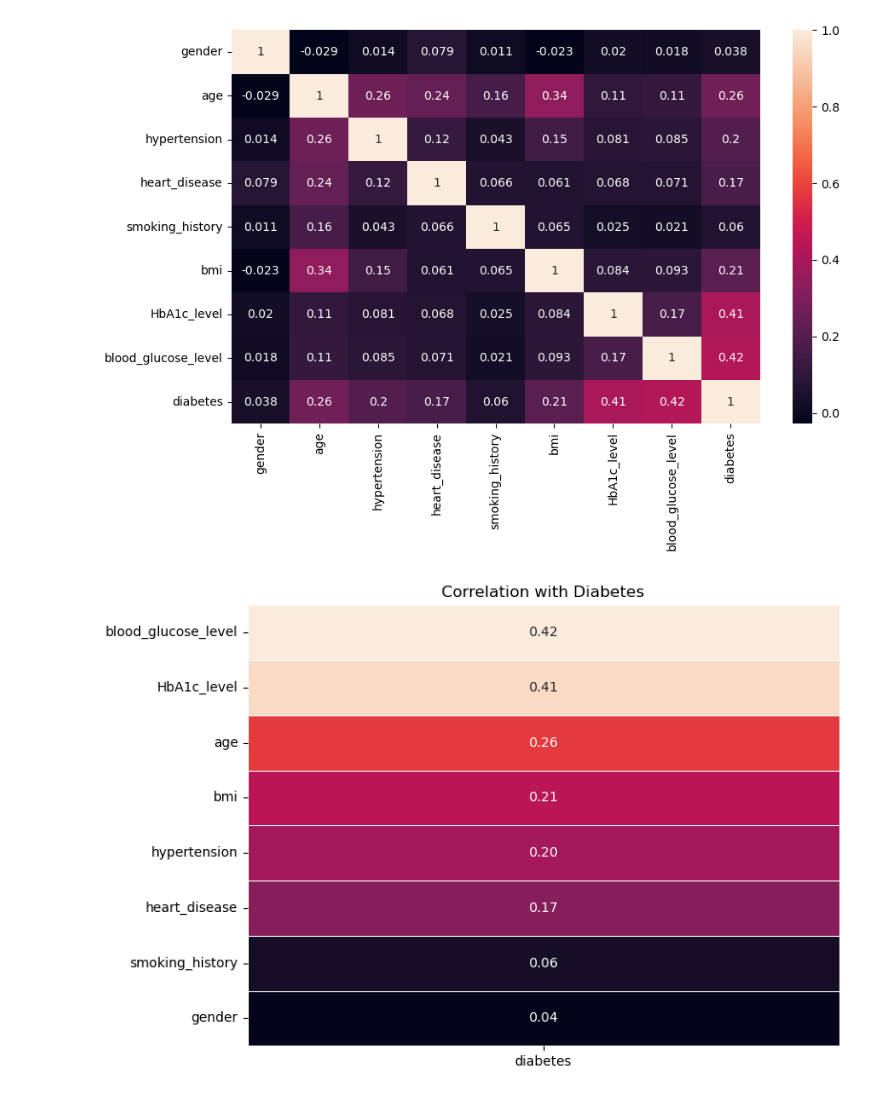
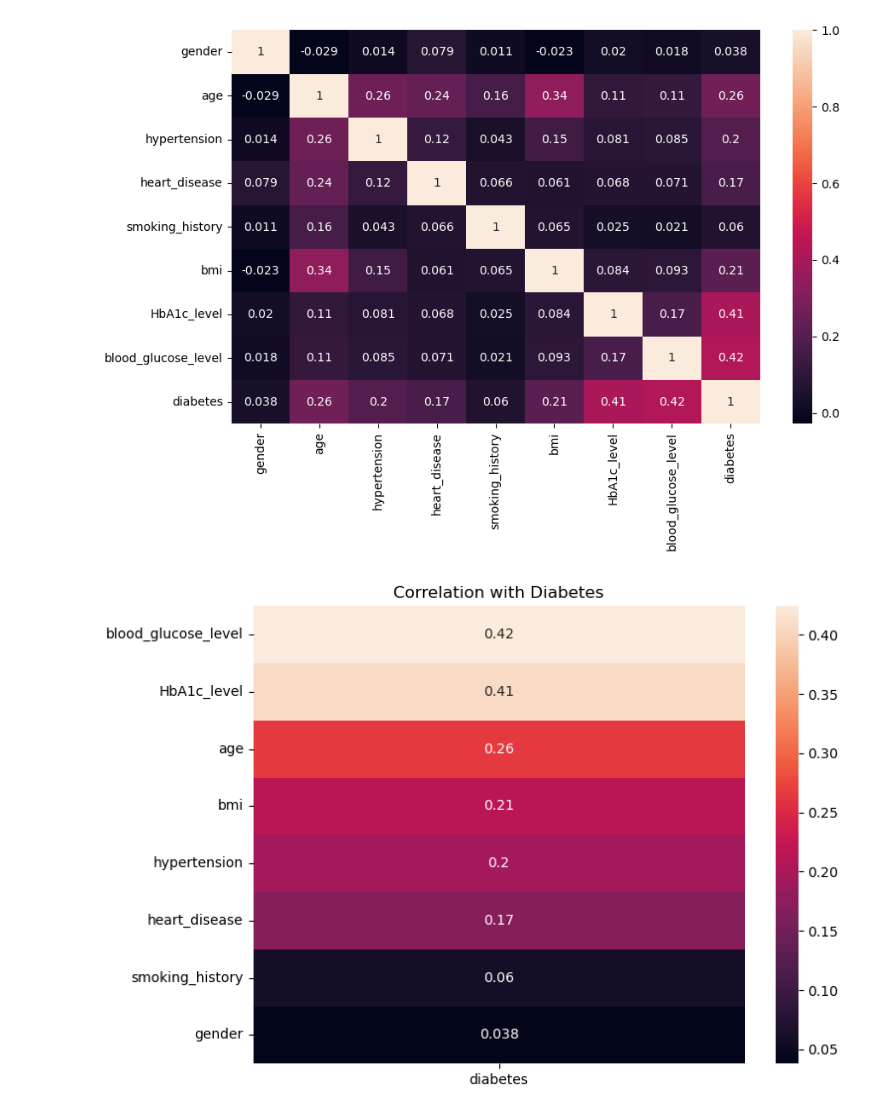
Before and after one commit to fudge-fantastic/Machine-Learning, a Jupyter notebook: Diabetes_Prediction/Untitled.ipynb, the cells around one changed output. Drawn from its saved outputs; the diff is of its cells as text; code cells hidden in the pictures.

```diff
--- a/Diabetes_Prediction/Untitled.ipynb
+++ b/Diabetes_Prediction/Untitled.ipynb
@@ -266,10 +290,10 @@ plt.show()
 # %%
 target_corr = correlation_matrix['diabetes'].drop('diabetes')
 target_corr_sorted = target_corr.sort_values(ascending=False)
 plt.figure(figsize=(8, 6))
-sns.heatmap(target_corr_sorted.to_frame(), annot=True, fmt='.2f', cbar=False, linewidths=.5)
+sns.heatmap(target_corr_sorted.to_frame(), annot=True)
 
 plt.title('Correlation with Diabetes')
 plt.show()
 # %% [output]
-[figure, old version]
+[figure, new version]
```
Also changed, not shown: parts of 14 cells of this notebook, 1 other file.
